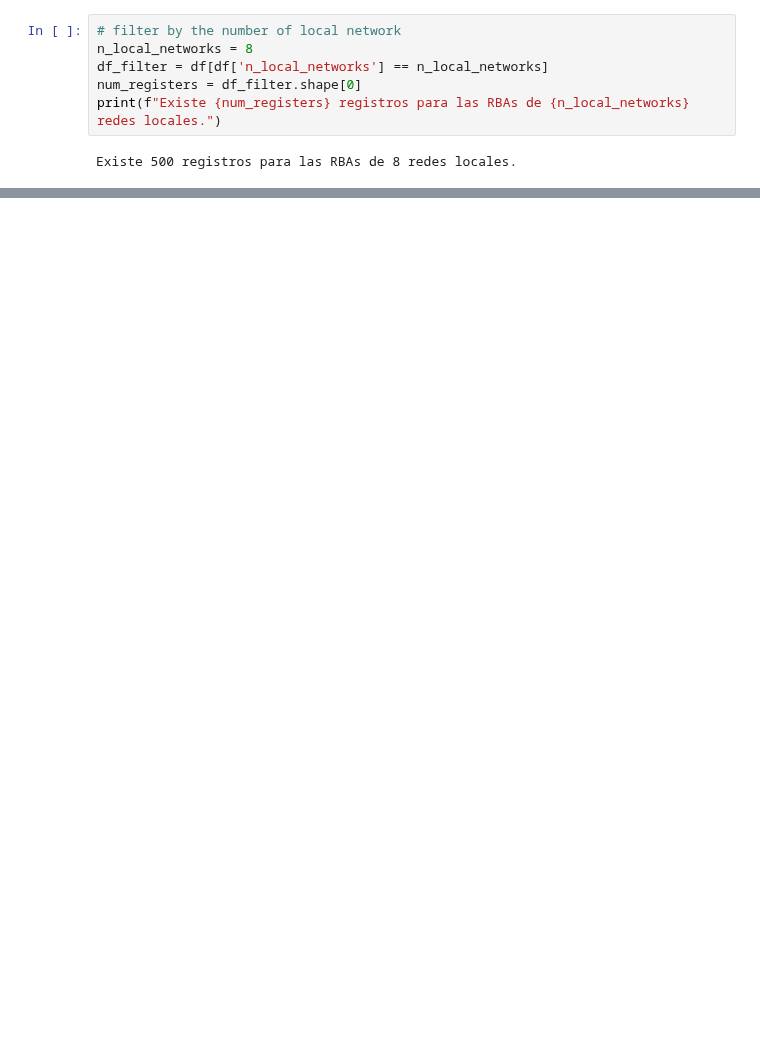
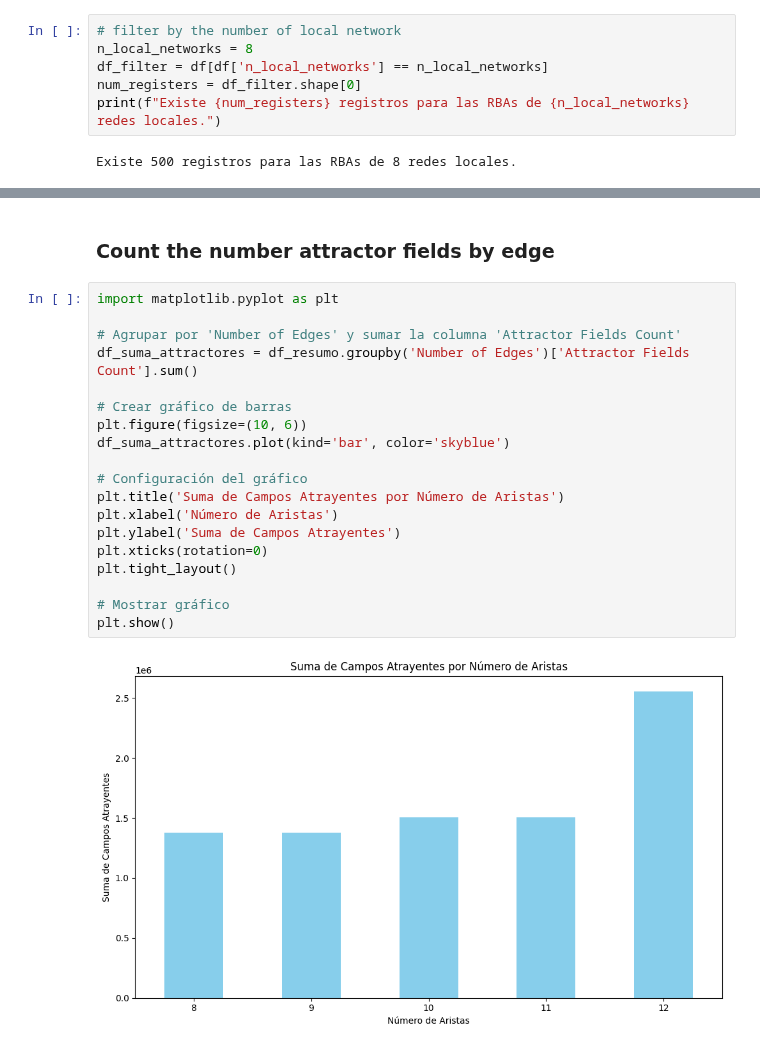
Before and after one commit to crptcusco/cbnetwork, a Jupyter notebook: experiments/7_aleatory_template_coupling_signals/exp7_3_evaluate_equivalence.ipynb, the cells around one changed output, grey strips where cells are left out. Cells and saved outputs as stored; diff of their text form; blank space fills up the shorter version.

```diff
--- a/experiments/7_aleatory_template_coupling_signals/exp7_3_evaluate_equivalence.ipynb
+++ b/experiments/7_aleatory_template_coupling_signals/exp7_3_evaluate_equivalence.ipynb
@@ -183,0 +151,23 @@ COUNTING THE STABLE ATTRACTOR FIELDS BY GLOBAL SCENE
+# %% [markdown]
+### Count the number attractor fields by edge
+# %%
+import matplotlib.pyplot as plt
+
+# Agrupar por 'Number of Edges' y sumar la columna 'Attractor Fields Count'
+df_suma_attractores = df_resumo.groupby('Number of Edges')['Attractor Fields Count'].sum()
+
+# Crear gráfico de barras
+plt.figure(figsize=(10, 6))
+df_suma_attractores.plot(kind='bar', color='skyblue')
+
+# Configuración del gráfico
+plt.title('Suma de Campos Atrayentes por Número de Aristas')
+plt.xlabel('Número de Aristas')
+plt.ylabel('Suma de Campos Atrayentes')
+plt.xticks(rotation=0)
+plt.tight_layout()
+
+# Mostrar gráfico
+plt.show()
+# %% [output]
+[figure, added]
```
Also changed, not shown: parts of 14 cells of this notebook, 14 other files.
